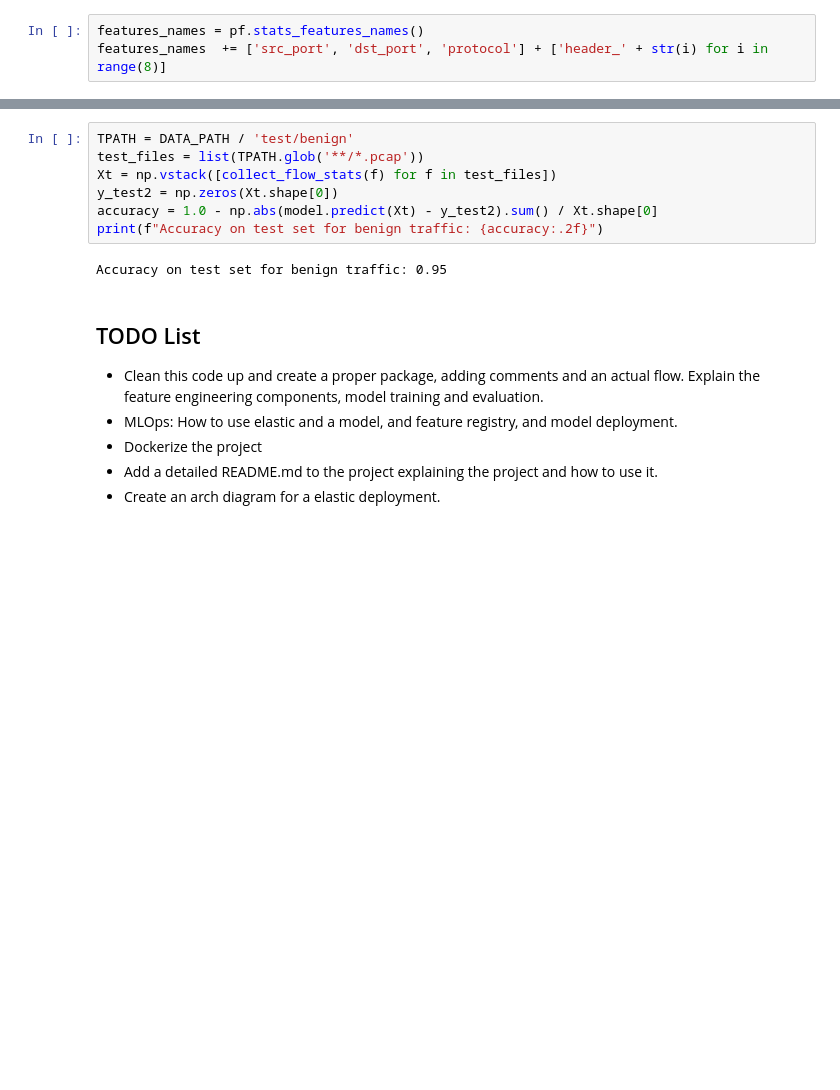
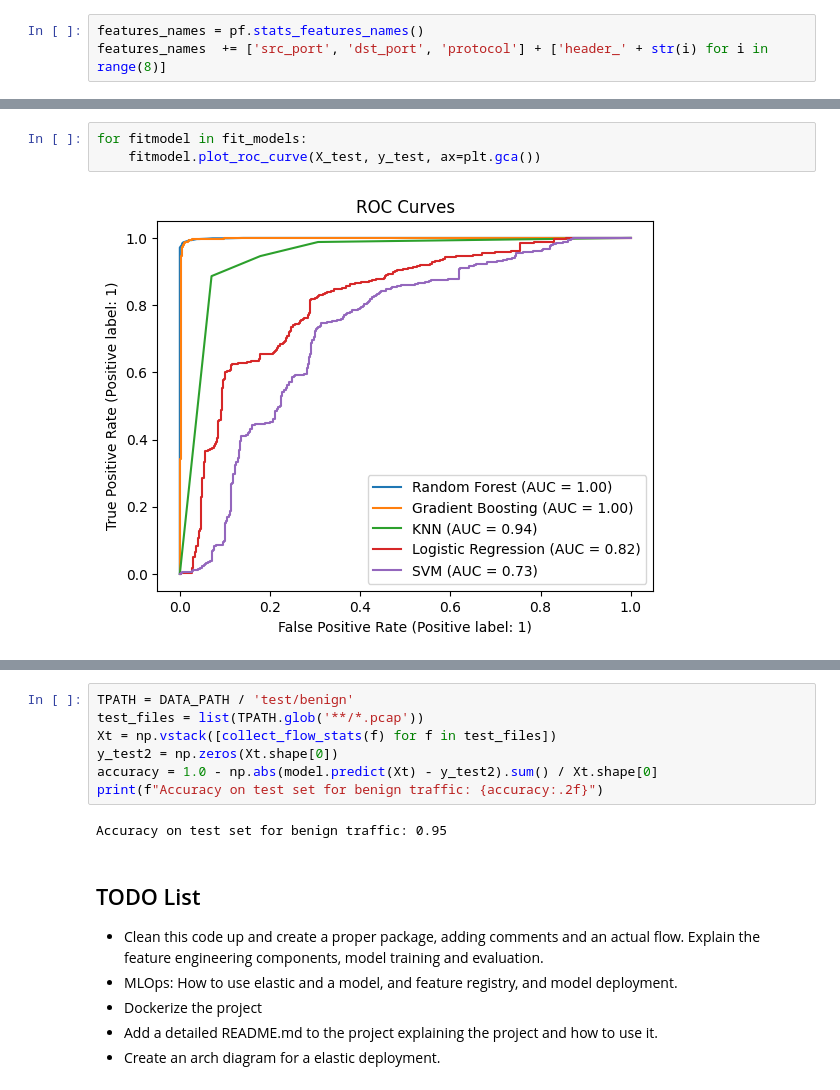
Before and after one commit to khannay/mdetect, a Jupyter notebook: nbs/00_core.ipynb, the cells around one changed output, grey strips where cells are left out. Drawn from its saved outputs; the diff is of its cells as text; blank space fills up the shorter version.

```diff
--- a/nbs/00_core.ipynb
+++ b/nbs/00_core.ipynb
@@ -1082,0 +1042,5 @@ sns.jointplot(data=df_tsne, x="x", y="y", hue="label", kind="hist");
+# %%
+for fitmodel in fit_models:
+    fitmodel.plot_roc_curve(X_test, y_test, ax=plt.gca())
+# %% [output]
+[figure, added]
```
Also changed, not shown: parts of 46 cells of this notebook.
